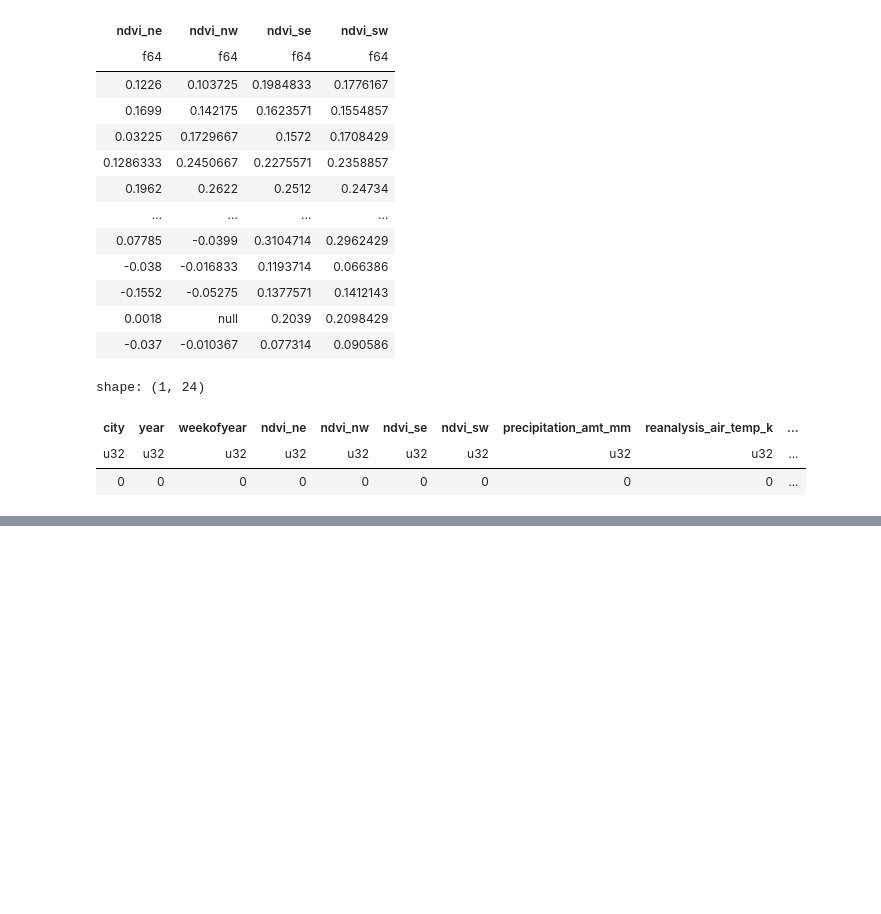
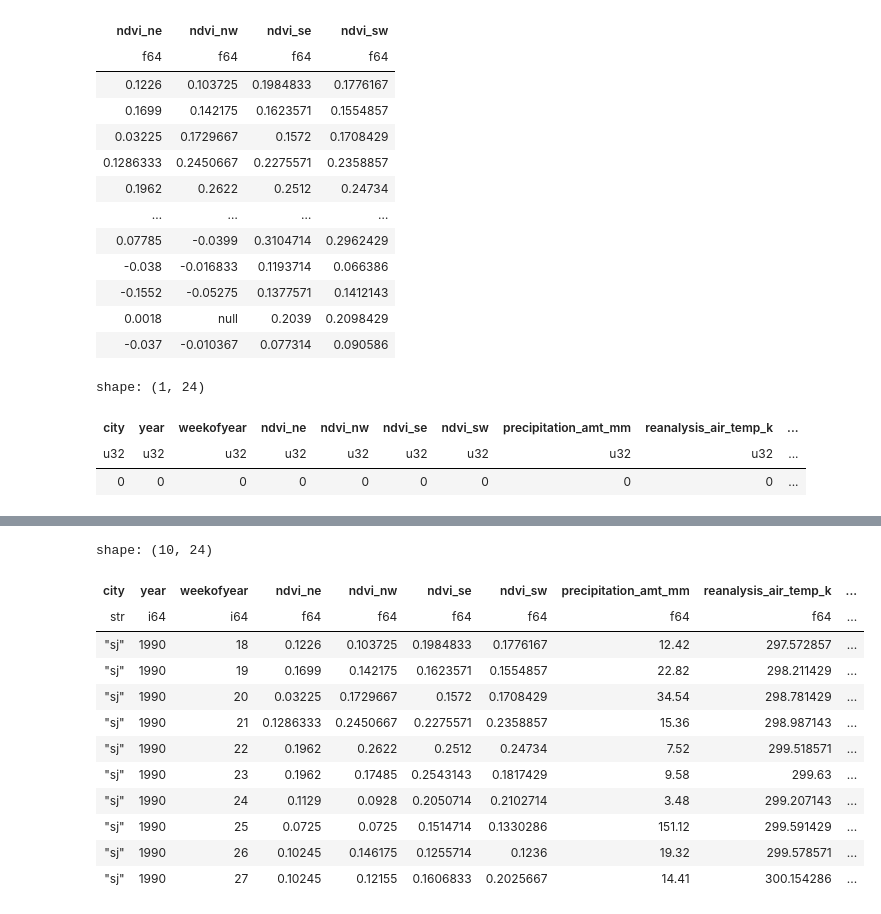
Before and after one commit to shivamnsingh/DengAi, a Jupyter notebook: code.ipynb, the cells around one changed output, grey strips where cells are left out. Drawn from its saved outputs; the diff is of its cells as text; code cells hidden in the pictures; blank space fills up the shorter version.

```diff
--- a/code.ipynb
+++ b/code.ipynb
@@ -151,0 +198,16 @@ plt.show()
+# %%
+sj_df.head(10)
+# %% [output]
+shape: (10, 24)
+| city | year | weekofyear | ndvi_ne | ndvi_nw | ndvi_se | ndvi_sw | precipitation_amt_mm | reanalysis_air_temp_k | ... |
+| str | i64 | i64 | f64 | f64 | f64 | f64 | f64 | f64 | ... |
+| "sj" | 1990 | 18 | 0.1226 | 0.103725 | 0.1984833 | 0.1776167 | 12.42 | 297.572857 | ... |
+| "sj" | 1990 | 19 | 0.1699 | 0.142175 | 0.1623571 | 0.1554857 | 22.82 | 298.211429 | ... |
+| "sj" | 1990 | 20 | 0.03225 | 0.1729667 | 0.1572 | 0.1708429 | 34.54 | 298.781429 | ... |
+| "sj" | 1990 | 21 | 0.1286333 | 0.2450667 | 0.2275571 | 0.2358857 | 15.36 | 298.987143 | ... |
+| "sj" | 1990 | 22 | 0.1962 | 0.2622 | 0.2512 | 0.24734 | 7.52 | 299.518571 | ... |
+| "sj" | 1990 | 23 | 0.1962 | 0.17485 | 0.2543143 | 0.1817429 | 9.58 | 299.63 | ... |
+| "sj" | 1990 | 24 | 0.1129 | 0.0928 | 0.2050714 | 0.2102714 | 3.48 | 299.207143 | ... |
+| "sj" | 1990 | 25 | 0.0725 | 0.0725 | 0.1514714 | 0.1330286 | 151.12 | 299.591429 | ... |
+| "sj" | 1990 | 26 | 0.10245 | 0.146175 | 0.1255714 | 0.1236 | 19.32 | 299.578571 | ... |
+| "sj" | 1990 | 27 | 0.10245 | 0.12155 | 0.1606833 | 0.2025667 | 14.41 | 300.154286 | ... |
```
Also changed, not shown: parts of 4 cells of this notebook.
